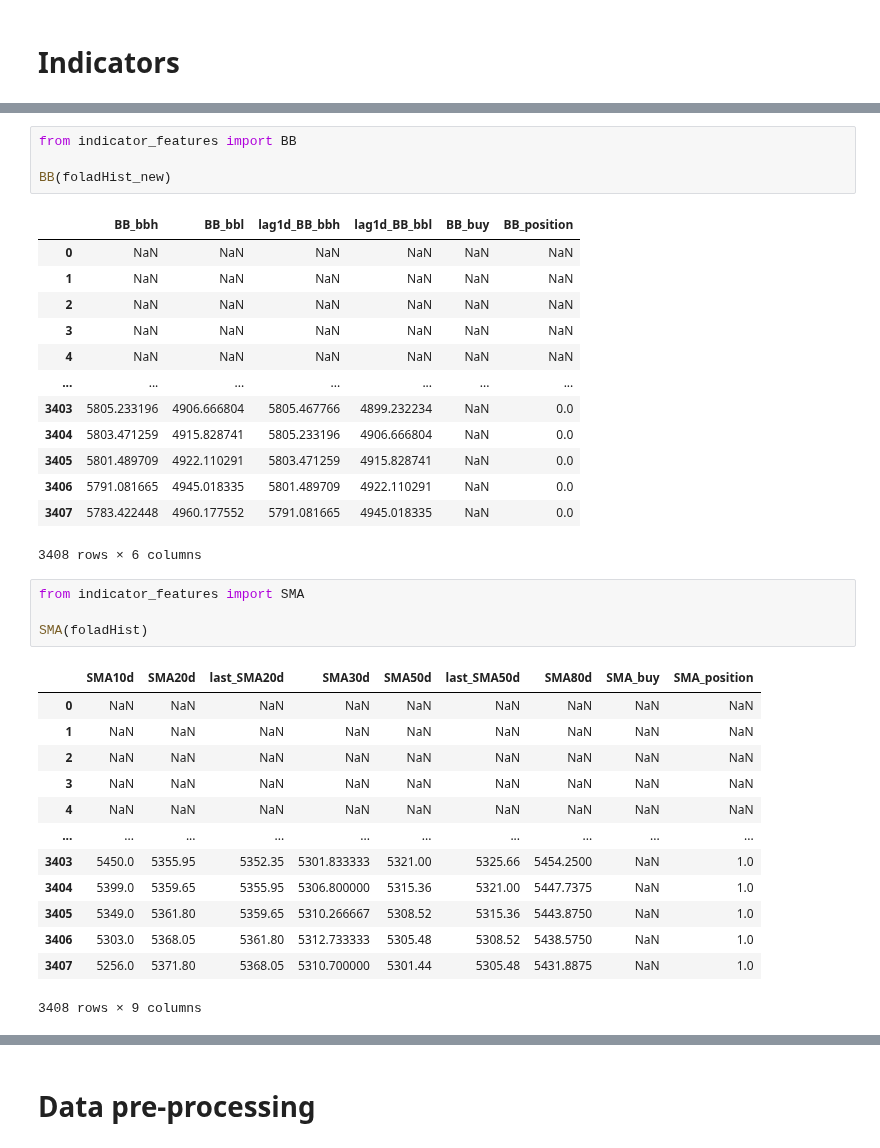
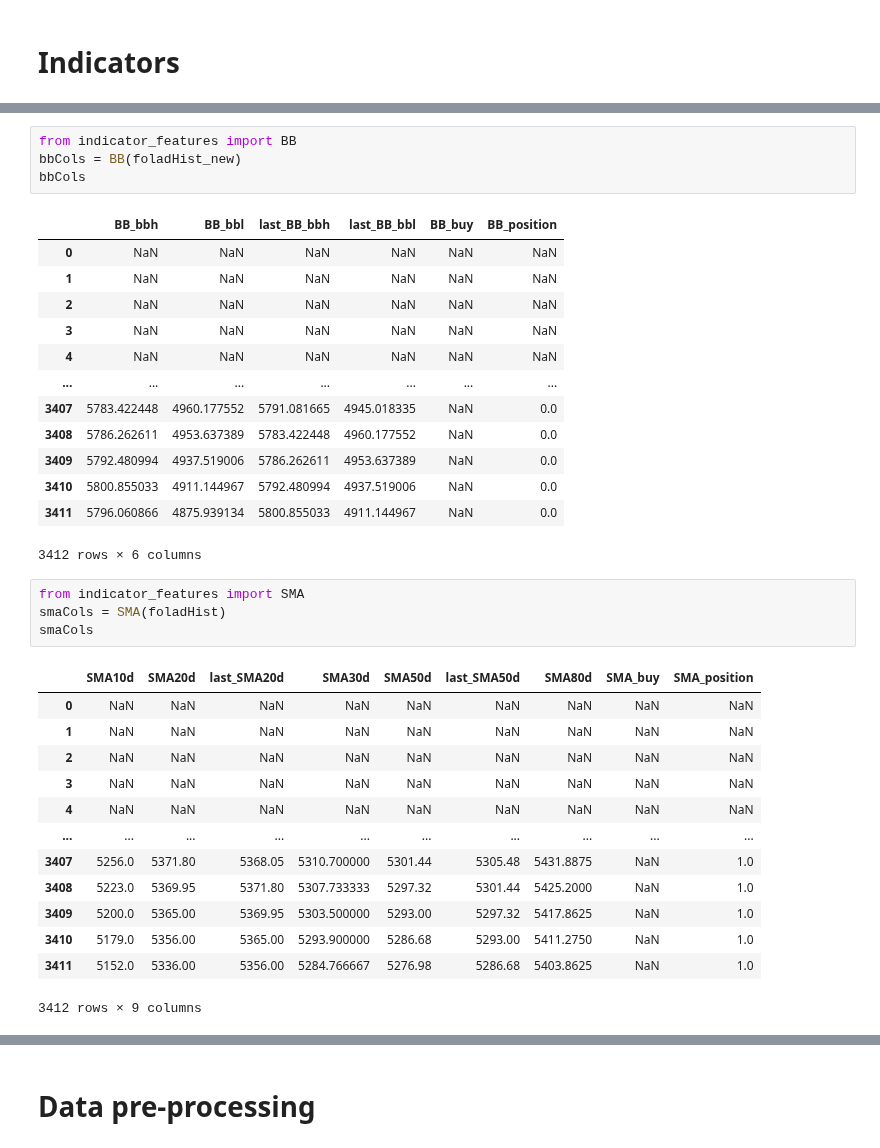
Before and after one commit to Hamtech-ai/InsightiFi, a Jupyter notebook: base_move.ipynb, the cells around one changed output, grey strips where cells are left out. Drawn from its saved outputs; the diff is of its cells as text.

```diff
--- a/base_move.ipynb
+++ b/base_move.ipynb
@@ -137,38 +151,38 @@ STOCHASTIC(foladHist)
 # %%
 from indicator_features import BB
-
-BB(foladHist_new)
+bbCols = BB(foladHist_new)
+bbCols
 # %% [output]
-|  | BB_bbh | BB_bbl | lag1d_BB_bbh | lag1d_BB_bbl | BB_buy | BB_position |
+|  | BB_bbh | BB_bbl | last_BB_bbh | last_BB_bbl | BB_buy | BB_position |
 | 0 | NaN | NaN | NaN | NaN | NaN | NaN |
 | 1 | NaN | NaN | NaN | NaN | NaN | NaN |
 | 2 | NaN | NaN | NaN | NaN | NaN | NaN |
 | 3 | NaN | NaN | NaN | NaN | NaN | NaN |
 | 4 | NaN | NaN | NaN | NaN | NaN | NaN |
 | ... | ... | ... | ... | ... | ... | ... |
-| 3403 | 5805.233196 | 4906.666804 | 5805.467766 | 4899.232234 | NaN | 0.0 |
-| 3404 | 5803.471259 | 4915.828741 | 5805.233196 | 4906.666804 | NaN | 0.0 |
-| 3405 | 5801.489709 | 4922.110291 | 5803.471259 | 4915.828741 | NaN | 0.0 |
-| 3406 | 5791.081665 | 4945.018335 | 5801.489709 | 4922.110291 | NaN | 0.0 |
 | 3407 | 5783.422448 | 4960.177552 | 5791.081665 | 4945.018335 | NaN | 0.0 |
+| 3408 | 5786.262611 | 4953.637389 | 5783.422448 | 4960.177552 | NaN | 0.0 |
+| 3409 | 5792.480994 | 4937.519006 | 5786.262611 | 4953.637389 | NaN | 0.0 |
+| 3410 | 5800.855033 | 4911.144967 | 5792.480994 | 4937.519006 | NaN | 0.0 |
+| 3411 | 5796.060866 | 4875.939134 | 5800.855033 | 4911.144967 | NaN | 0.0 |
-3408 rows × 6 columns
+3412 rows × 6 columns
 # %%
 from indicator_features import SMA
-
-SMA(foladHist)
+smaCols = SMA(foladHist)
+smaCols
 # %% [output]
 |  | SMA10d | SMA20d | last_SMA20d | SMA30d | SMA50d | last_SMA50d | SMA80d | SMA_buy | SMA_position |
 | 0 | NaN | NaN | NaN | NaN | NaN | NaN | NaN | NaN | NaN |
 | 1 | NaN | NaN | NaN | NaN | NaN | NaN | NaN | NaN | NaN |
 | 2 | NaN | NaN | NaN | NaN | NaN | NaN | NaN | NaN | NaN |
 | 3 | NaN | NaN | NaN | NaN | NaN | NaN | NaN | NaN | NaN |
 | 4 | NaN | NaN | NaN | NaN | NaN | NaN | NaN | NaN | NaN |
 | ... | ... | ... | ... | ... | ... | ... | ... | ... | ... |
-| 3403 | 5450.0 | 5355.95 | 5352.35 | 5301.833333 | 5321.00 | 5325.66 | 5454.2500 | NaN | 1.0 |
-| 3404 | 5399.0 | 5359.65 | 5355.95 | 5306.800000 | 5315.36 | 5321.00 | 5447.7375 | NaN | 1.0 |
-| 3405 | 5349.0 | 5361.80 | 5359.65 | 5310.266667 | 5308.52 | 5315.36 | 5443.8750 | NaN | 1.0 |
-| 3406 | 5303.0 | 5368.05 | 5361.80 | 5312.733333 | 5305.48 | 5308.52 | 5438.5750 | NaN | 1.0 |
 | 3407 | 5256.0 | 5371.80 | 5368.05 | 5310.700000 | 5301.44 | 5305.48 | 5431.8875 | NaN | 1.0 |
+| 3408 | 5223.0 | 5369.95 | 5371.80 | 5307.733333 | 5297.32 | 5301.44 | 5425.2000 | NaN | 1.0 |
+| 3409 | 5200.0 | 5365.00 | 5369.95 | 5303.500000 | 5293.00 | 5297.32 | 5417.8625 | NaN | 1.0 |
+| 3410 | 5179.0 | 5356.00 | 5365.00 | 5293.900000 | 5286.68 | 5293.00 | 5411.2750 | NaN | 1.0 |
+| 3411 | 5152.0 | 5336.00 | 5356.00 | 5284.766667 | 5276.98 | 5286.68 | 5403.8625 | NaN | 1.0 |
-3408 rows × 9 columns
+3412 rows × 9 columns
 # %%
 from indicator_features import RSI
```
Also changed, not shown: parts of 23 cells of this notebook.
